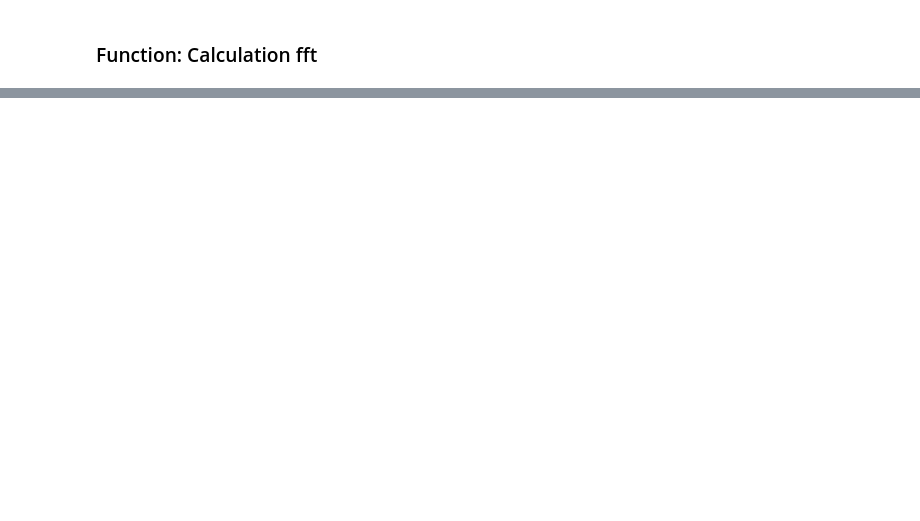
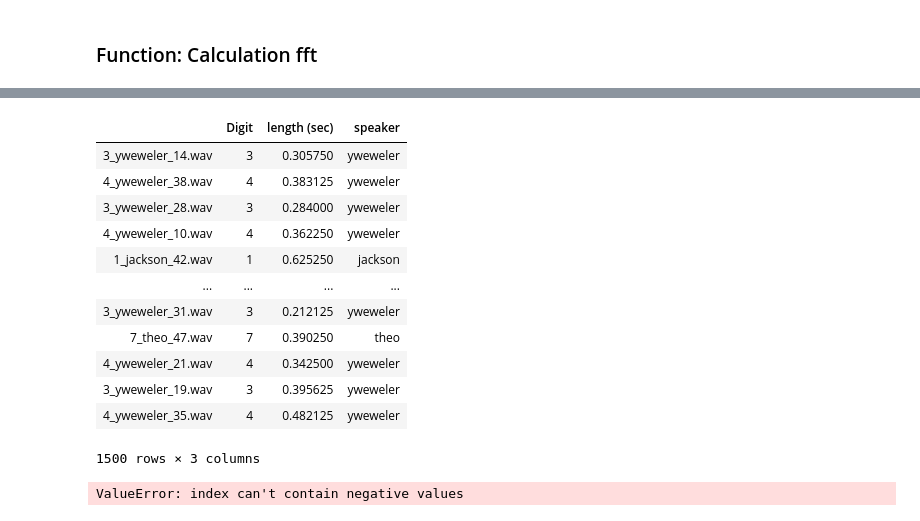
Before and after one commit to srachana15/DSPLab-project, a Jupyter notebook: Code/Speech Recognition System.ipynb, the cells around one changed output, grey strips where cells are left out. Drawn from its saved outputs; the diff is of its cells as text; code cells hidden in the pictures; blank space fills up the shorter version.

```diff
--- a/Code/Speech Recognition System.ipynb
+++ b/Code/Speech Recognition System.ipynb
@@ -183,6 +186,3 @@ plt.show()
 [figure]
 # %% [markdown]
 ### Data exploration
-# %%
-df.reset_index(inplace = True)
-df
@@ -247,0 +330,20 @@ plt.show()
+# %%
+# creating a fuction to extract labels and data
+# and split it into training and test datasets
+df1_test = df.loc[df.speaker=='nicolas']
+df2_train = df.loc[df.speaker!='nicolas']
+df2_train
+# %% [output]
+|  | Digit | length (sec) | speaker |
+| 3_yweweler_14.wav | 3 | 0.305750 | yweweler |
+| 4_yweweler_38.wav | 4 | 0.383125 | yweweler |
+| 3_yweweler_28.wav | 3 | 0.284000 | yweweler |
+| 4_yweweler_10.wav | 4 | 0.362250 | yweweler |
+| 1_jackson_42.wav | 1 | 0.625250 | jackson |
+| ... | ... | ... | ... |
+| 3_yweweler_31.wav | 3 | 0.212125 | yweweler |
+| 7_theo_47.wav | 7 | 0.390250 | theo |
+| 4_yweweler_21.wav | 4 | 0.342500 | yweweler |
+| 3_yweweler_19.wav | 3 | 0.395625 | yweweler |
+| 4_yweweler_35.wav | 4 | 0.482125 | yweweler |
+1500 rows × 3 columns
@@ -247,0 +360,7 @@ plt.show()
+# %%
+mfccs_train, y_tr = get_data(df2_train)
+classes = 10
+X_tr = mfccs_train
+X_tr = X_tr.reshape((X_tr.shape[0], X_tr.shape[1],X_tr.shape[2] , 1))
+# %% [output]
+ValueError: index can't contain negative values
```
Also changed, not shown: parts of 14 cells of this notebook.
